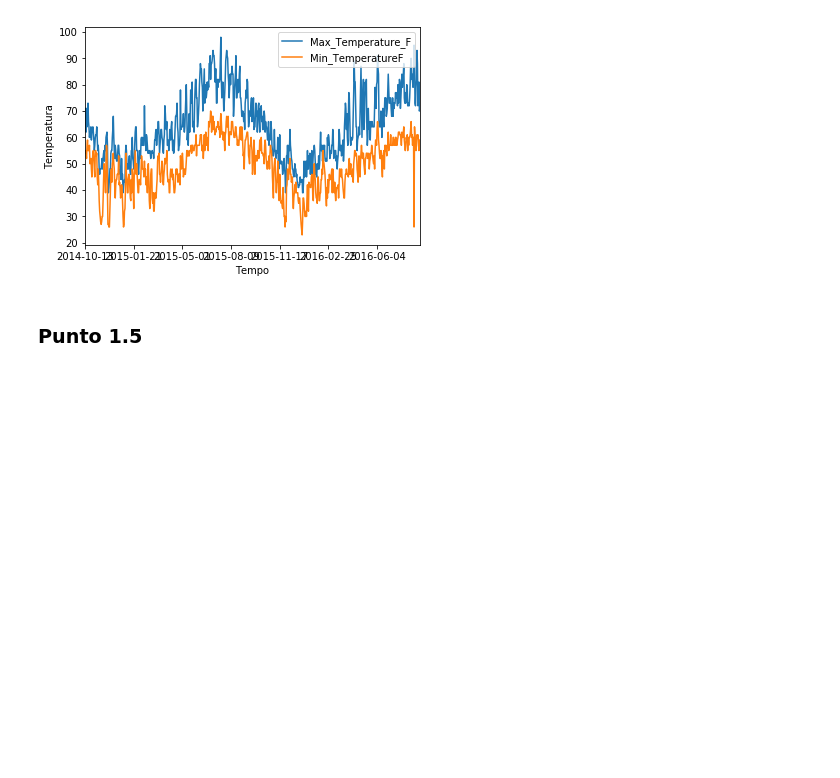
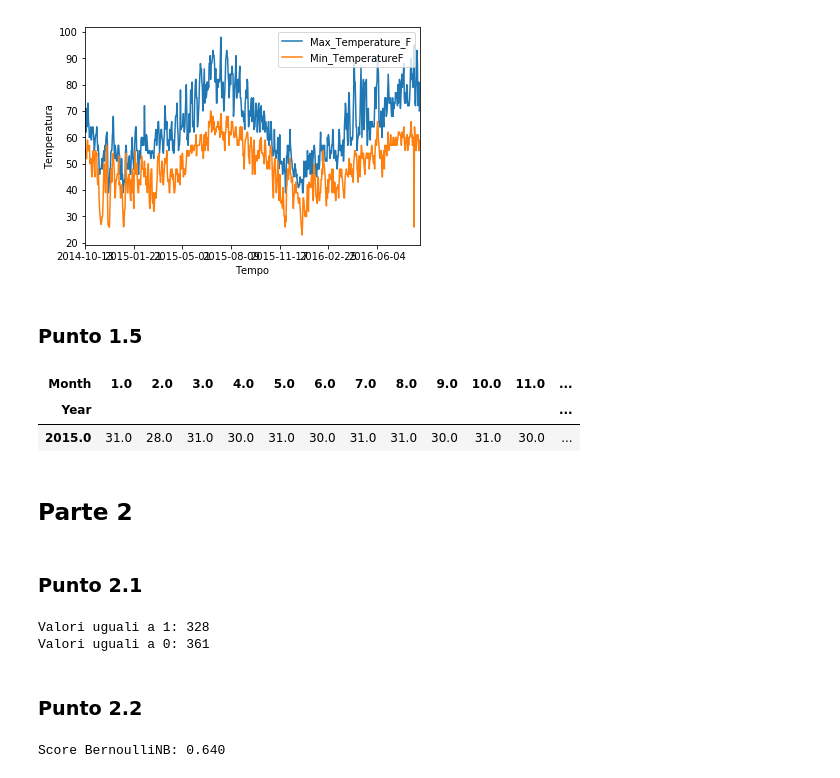
Before and after one commit to ZippoCode/Big-Data-Analysis, a Jupyter notebook: Appelli d'esame/20170207/20170217.ipynb, the cells around one changed output. Cells and saved outputs as stored; diff of their text form; code cells hidden in the pictures; blank space fills up the shorter version.

```diff
--- a/Appelli d'esame/20170207/20170217.ipynb
+++ b/Appelli d'esame/20170207/20170217.ipynb
@@ -114,5 +122,64 @@ plt.show()
 # %%
 """
     Quanti eventi atmosferici accadono nel 2015? Come sono distribuiti per tipologie nei mesi?
     Rappresentare con il grafico più opportuno questa distribuzione (punti 2).
 """
+eventi_atmosferici = dataset.groupby(['Year', 'Month']).size().unstack()
+eventi_2015 = eventi_atmosferici[eventi_atmosferici.index == 2015.0]
+eventi_2015
+# %% [output]
+| Month | 1.0 | 2.0 | 3.0 | 4.0 | 5.0 | 6.0 | 7.0 | 8.0 | 9.0 | 10.0 | 11.0 | ... |
+| Year |  |  |  |  |  |  |  |  |  |  |  | ... |
+| 2015.0 | 31.0 | 28.0 | 31.0 | 30.0 | 31.0 | 30.0 | 31.0 | 31.0 | 30.0 | 31.0 | 30.0 | ... |
+# %% [markdown]
+## Parte 2
+# %% [markdown]
+### Punto 2.1
+# %%
+"""
+    Scikit-learn utilizza un array numpy per effettuare le proprie predizioni. Gli elementi
+    dell’array numpy devono essere delle stesso data type numerico. E’ necessario pertanto
+    trasformare i dati del dataset per renderli utilizzabili con scikit. Creare quindi un nuovo dataset
+    dal precedente e trasformare i valori del campo “Events” in 1 / 0 a seconda del fatto che si
+    registri o meno un evento.
+"""
+# Copio il dataset
+dataset_new = dataset.copy()
+
+# Modifico i valori delle colonne 'Day', 'Month' e 'Year'
+label = LabelEncoder()
+dataset_new[['Day', 'Month', 'Year', 'Mean_Temperature_F']] = dataset_new[['Day', 'Month', 'Year', 'Mean_Temperature_F']].apply(label.fit_transform)
+
+# Soluzione brutta ma efficace
+dataset_new['Events'] = dataset_new['Events'].fillna(0) # Sostituisco tutti i valori 'nan' con 0
+# Sostituisco tutti i valori diversi da 0 con 1
+dataset_new['Events'] = np.where(dataset_new['Events'] == 0, 0, 1)
+values_01 = dataset_new.groupby(dataset_new['Events']).size()
+print('Valori uguali a 1: {}'.format(values_01[1]))
+print('Valori uguali a 0: {}'.format(values_01[0]))
+# %% [output]
+Valori uguali a 1: 328
+Valori uguali a 0: 361
+# %% [markdown]
+### Punto 2.2
+# %%
+"""
+    Si vuole predire il il fatto che ci sia o meno un evento sulla base degli altri attributi presenti
+    nel dataset. Dividere il dataset in modo che 2/3 degli elementi siano contenuti in un nuovo
+    dataset “train” e 1/3 nel dataset “test” (punti 1).
+
+    Valutare l’accuracy ottenuta con il modello BernoulliNB su entrambi i dataset
+    (from sklearn.naive_bayes import BernoulliNB)
+"""
+X = dataset_new.drop(['Events', 'Date'], axis = 1)
+Y = dataset_new['Events']
+
+test_size = 0.33
+X_train, X_test, Y_train, Y_test = train_test_split(X, Y, test_size = test_size)
+
+# Valutazione
+model_BNB = BernoulliNB()
+model_BNB.fit(X_train, Y_train)
+print('Score BernoulliNB: {:.03f}'.format(model_BNB.score(X_test, Y_test)))
+# %% [output]
+Score BernoulliNB: 0.640
```
Also changed, not shown: parts of 17 cells of this notebook, 7 other files.
